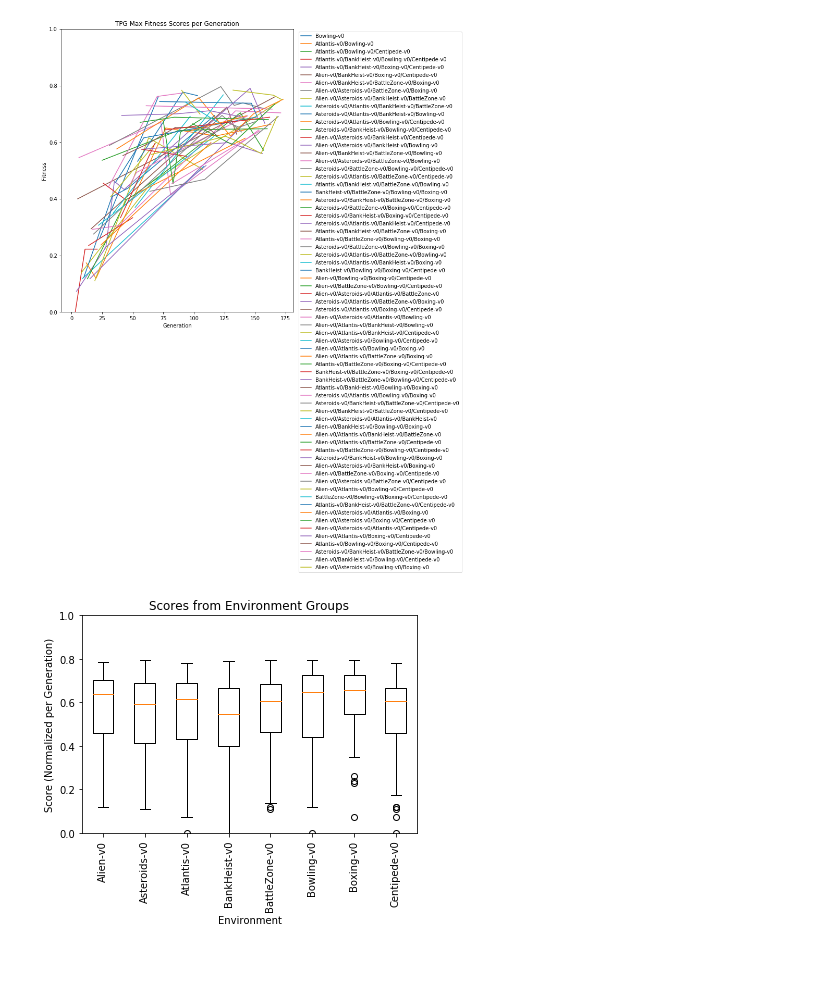
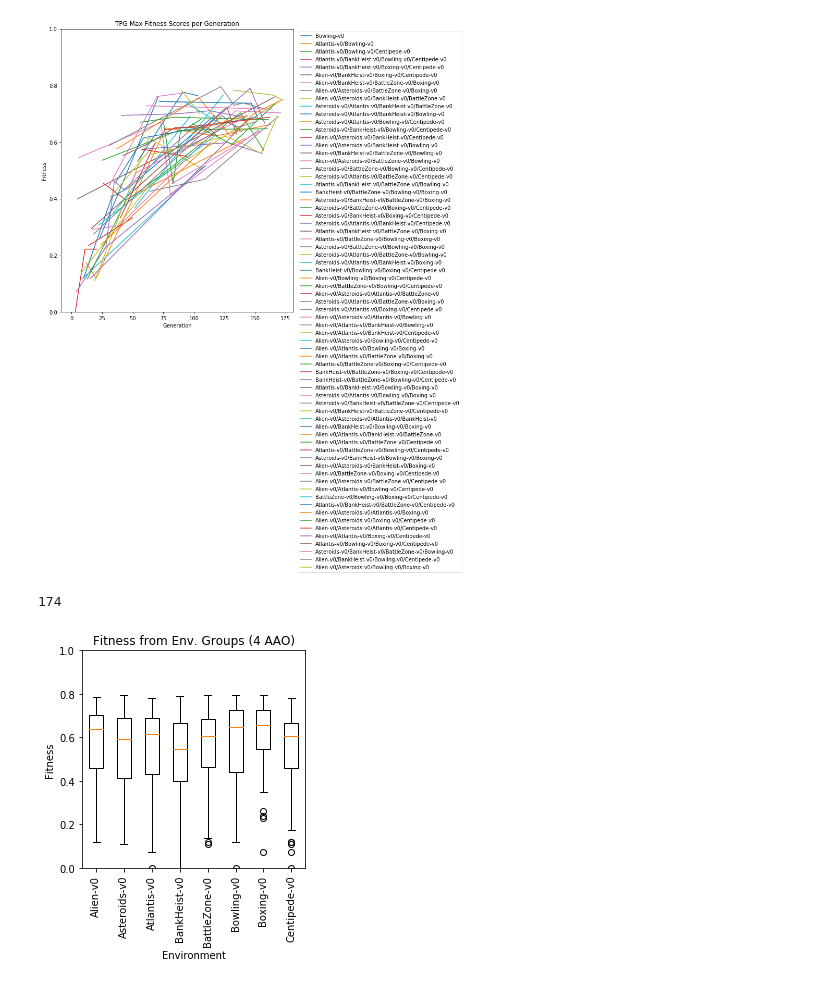
Before and after one commit to Ryan-Amaral/general-game-playing-tpg, a Jupyter notebook: tpg-fitness/tpg-fitness.ipynb, the cells around one changed output. Drawn from its saved outputs; the diff is of its cells as text; code cells hidden in the pictures.

```diff
--- a/tpg-fitness/tpg-fitness.ipynb
+++ b/tpg-fitness/tpg-fitness.ipynb
@@ -101,28 +102,31 @@ plt.show()
 # %%
 df = pd.read_csv('8-all-at-once-window-4.txt')
 
 envsFits = {}
+print(len(df))
 
 for i in range(len(df)):
     row = df.iloc[i]
     curEnvs = row['envs'].split('/')
     if len(curEnvs) < 4:
         continue
 
     for env in curEnvs:
         if env not in envsFits:
             envsFits[env] = []
         envsFits[env].append(row['fitMax'])
 
+plt.figure(figsize=(4,4))
 plt.boxplot([envsFits[env] for env in sorted(envsFits.keys())], labels=sorted(envsFits.keys()))
 plt.xticks(rotation='vertical')
 plt.ylim(0,1)
-plt.title('Scores from Environment Groups')
+plt.title('Fitness from Env. Groups (4 AAO)')
 plt.xlabel('Environment')
-plt.ylabel('Score (Normalized per Generation)')
+plt.ylabel('Fitness')
 plt.show()
 # %% [output]
+174
-[figure, old version]
+[figure, new version]
 # %%
 df = pd.read_csv('8-merge.txt')
 
```
Also changed, not shown: parts of 5 cells of this notebook, 3 other files.
